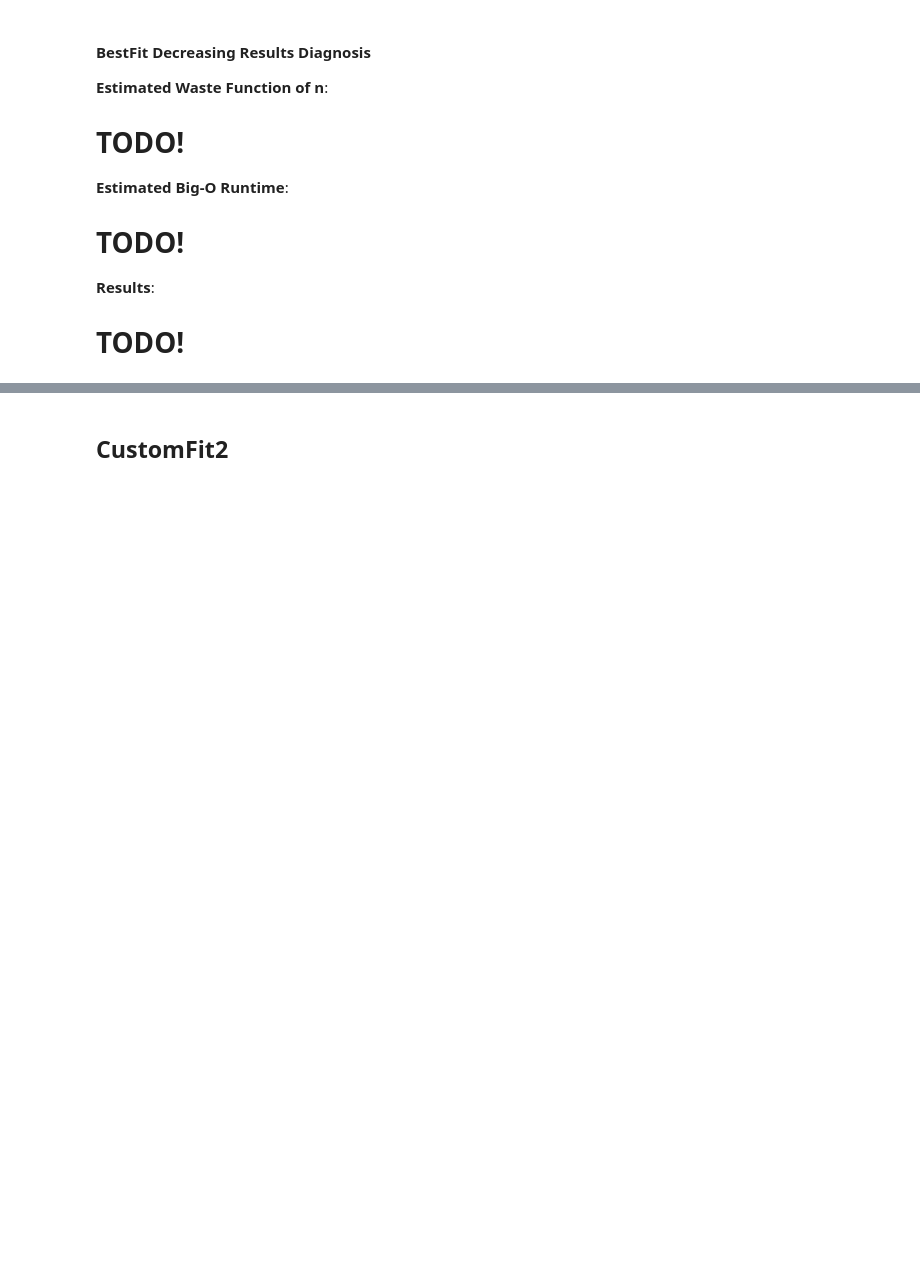
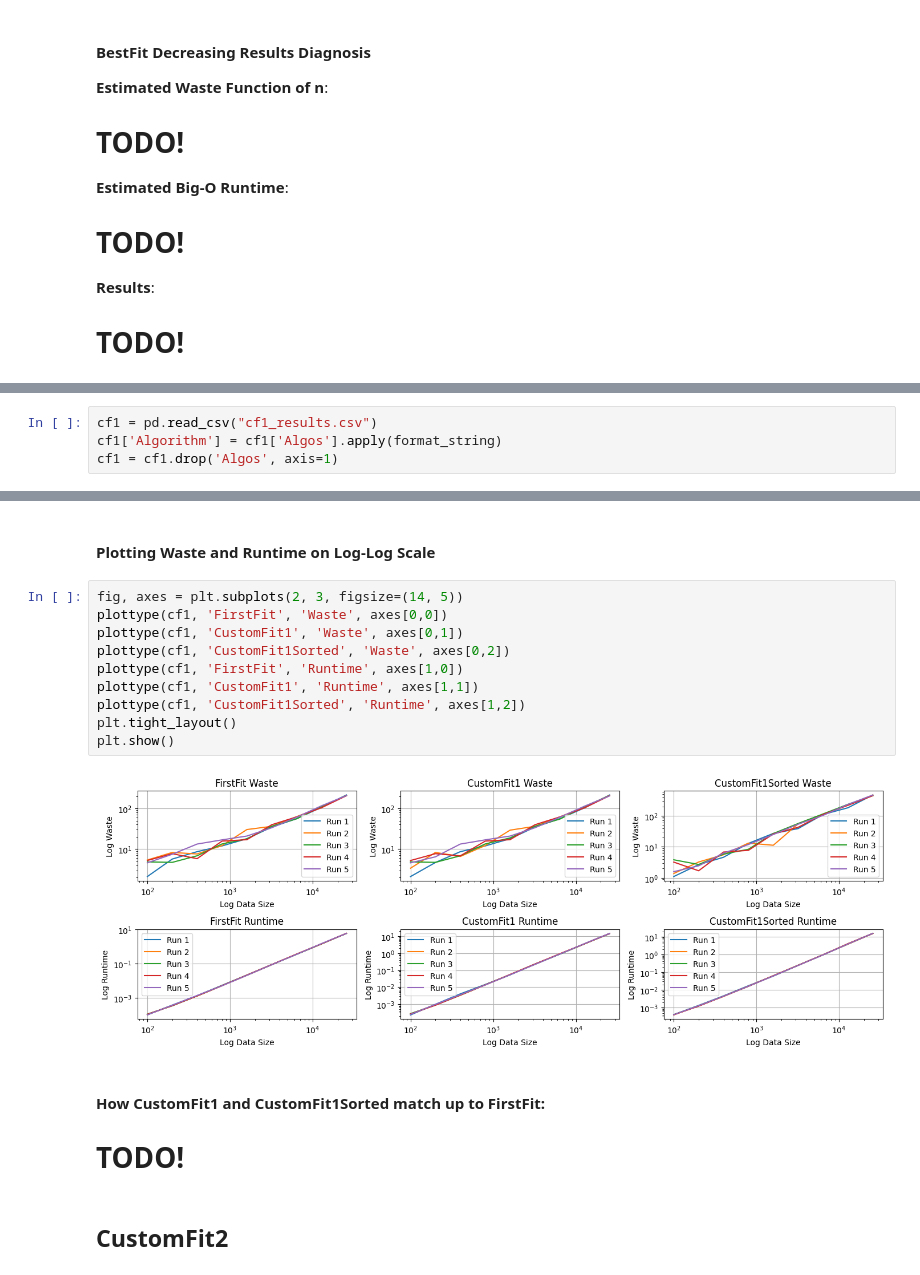
Before and after one commit to connormcmanigal/bin-packing-analysis, a Jupyter notebook: report.ipynb, the cells around one changed output, grey strips where cells are left out. Cells and saved outputs as stored; diff of their text form; blank space fills up the shorter version.

Commit message:
tested custom fit1

```diff
--- a/report.ipynb
+++ b/report.ipynb
@@ -267,0 +268,4 @@ plt.show()
+# %%
+cf1 = pd.read_csv("cf1_results.csv")
+cf1['Algorithm'] = cf1['Algos'].apply(format_string)
+cf1 = cf1.drop('Algos', axis=1)
@@ -268,2 +298,20 @@ plt.show()
+# %% [markdown]
+#### Plotting Waste and Runtime on Log-Log Scale
+# %%
+fig, axes = plt.subplots(2, 3, figsize=(14, 5))
+plottype(cf1, 'FirstFit', 'Waste', axes[0,0])
+plottype(cf1, 'CustomFit1', 'Waste', axes[0,1])
+plottype(cf1, 'CustomFit1Sorted', 'Waste', axes[0,2])
+plottype(cf1, 'FirstFit', 'Runtime', axes[1,0])
+plottype(cf1, 'CustomFit1', 'Runtime', axes[1,1])
+plottype(cf1, 'CustomFit1Sorted', 'Runtime', axes[1,2])
+plt.tight_layout()
+plt.show()
+# %% [output]
+[figure, added]
+# %% [markdown]
+#### How CustomFit1 and CustomFit1Sorted match up to FirstFit:
+
+# TODO!
 # %% [markdown]
 ## CustomFit2
```
Also changed, not shown: parts of 3 cells of this notebook, 3 other files.
